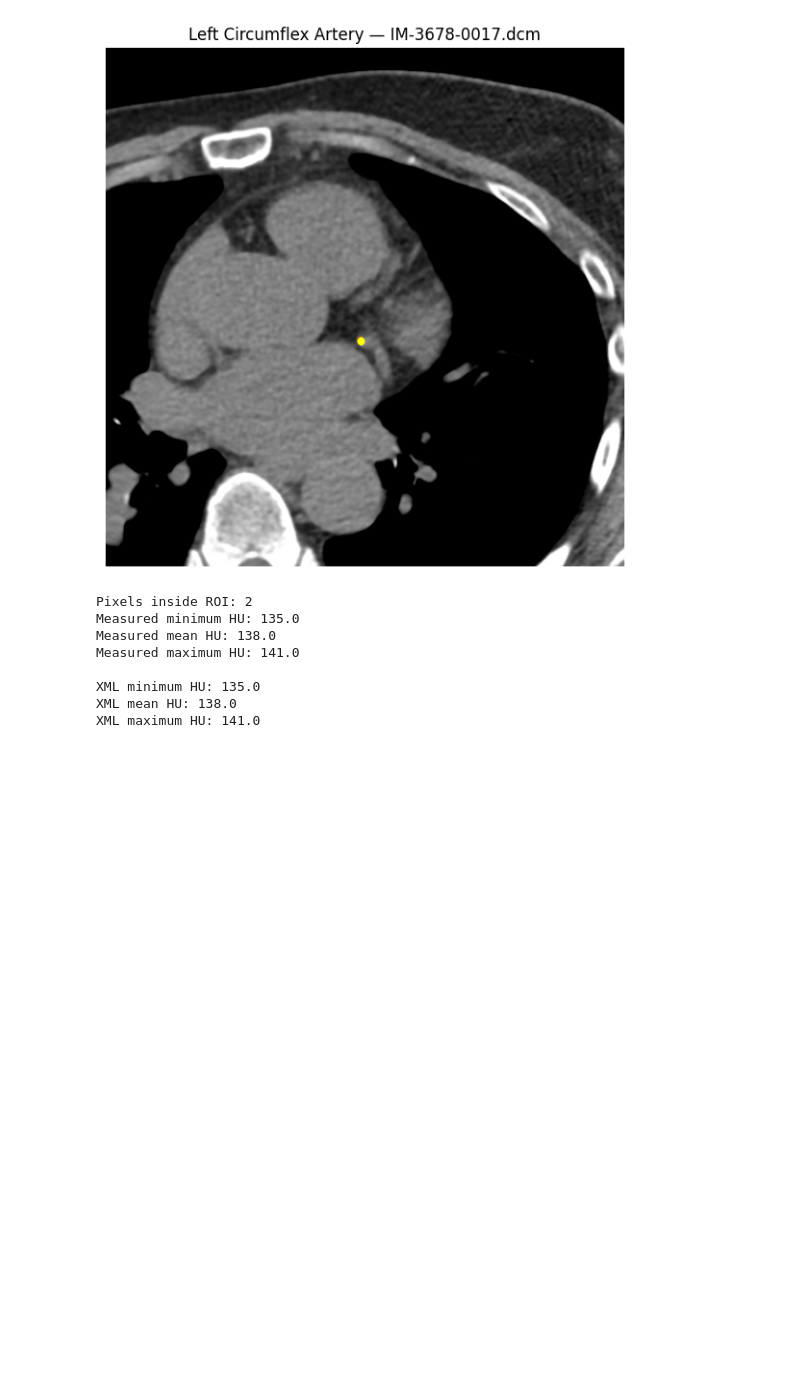
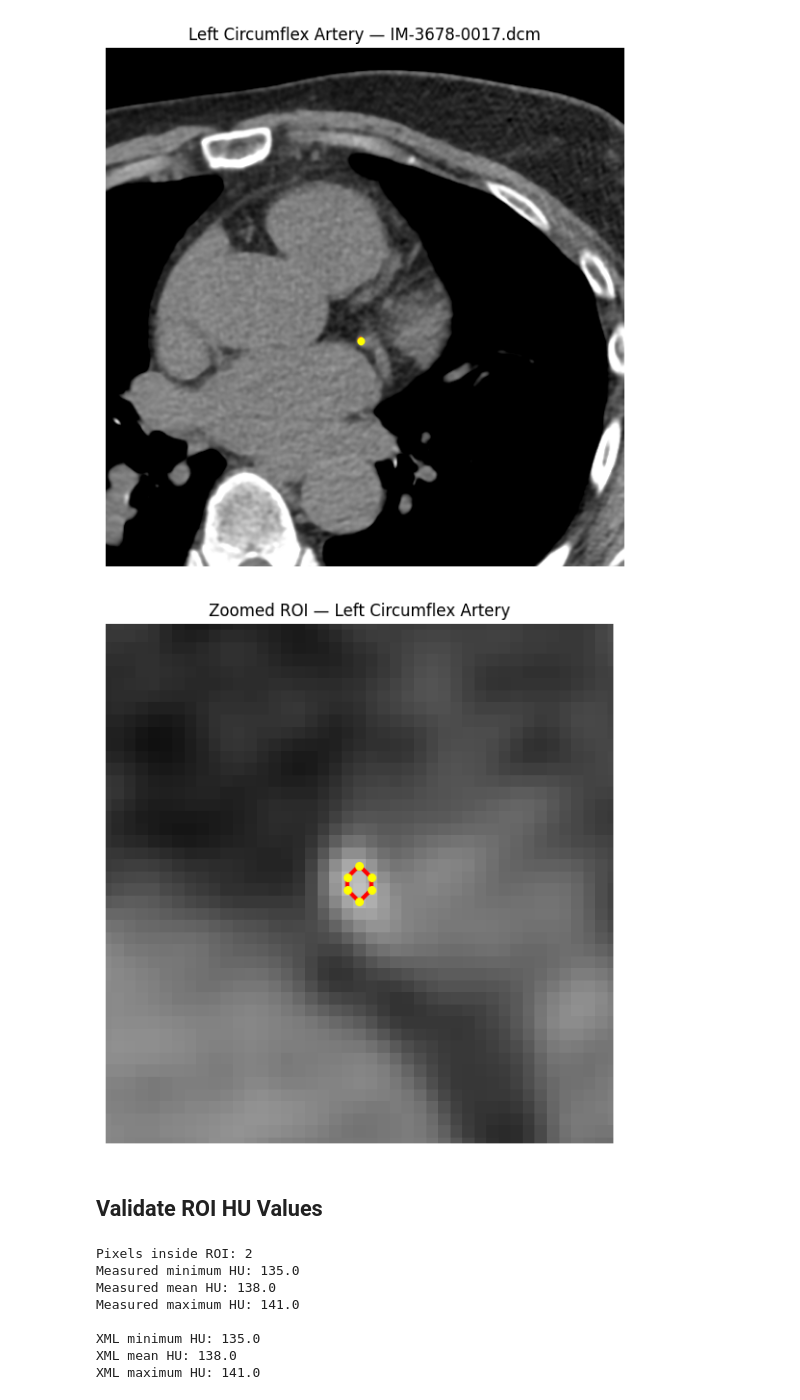
Before and after one commit to Kristina7-7/CCTA-Coronary-Artery-Exploration-, a Jupyter notebook: notebook/week1_coca_dataset_exploration.ipynb, the cells around one changed output. Cells and saved outputs as stored; diff of their text form; code cells hidden in the pictures; blank space fills up the shorter version.

```diff
--- a/notebook/week1_coca_dataset_exploration.ipynb
+++ b/notebook/week1_coca_dataset_exploration.ipynb
@@ -431,13 +316,3 @@ Number of points: 6
 Area: 0.0023365020751953125
 Pixel points:
 ['(250.003922, 288.000000)', '(250.003922, 289.000000)', '(251.000000, 289.996078)', '(251.996078, 289.000000)', '(251.996078, 288.000000)', '(251.000000, 287.003922)']
-# %%
-# Find index 29
-dicom_files = sorted(
-    [f for f in os.listdir(scan_folder)
-     if f.endswith(".dcm") and not f.startswith(".")]
-)
-
-print("Number of DICOM files:", len(dicom_files))
-print("First 5:", dicom_files[:5])
-print("Slice 29 filename:", dicom_files[29])
@@ -704,7 +379,7 @@ pprint(target_entry)
 # %%
-# Get the physical z-position stored in the XML
+# Get the physical z-position stored in the XML annotation
 roi_z = float(
-    target_entry["ROIs"][0]["Point_mm"][0]
+    target_roi["Point_mm"][0]
     .strip("()")
     .split(",")[2]
 )
@@ -728,6 +403,7 @@ for filename in dicom_files:
 
 best_match = min(z_matches, key=lambda item: item["difference"])
 
+print("XML ImageIndex:", target_entry["ImageIndex"])
 print("XML ROI z-position:", roi_z)
 print("Matched filename:", best_match["filename"])
 print("InstanceNumber:", best_match["instance"])
@@ -796,6 +473,50 @@ plt.savefig(
 plt.show()
 # %% [output]
 [figure]
+# %%
+# Zoom in around the small calcium ROI
+x_min = int(np.floor(points[:, 0].min()))
+x_max = int(np.ceil(points[:, 0].max()))
+y_min = int(np.floor(points[:, 1].min()))
+y_max = int(np.ceil(points[:, 1].max()))
+
+padding = 20
+
+x1 = max(0, x_min - padding)
+x2 = min(matched_windowed.shape[1], x_max + padding)
+y1 = max(0, y_min - padding)
+y2 = min(matched_windowed.shape[0], y_max + padding)
+
+fig, ax = plt.subplots(figsize=(7, 7))
+ax.imshow(matched_windowed, cmap="gray")
+
+zoom_polygon = Polygon(
+    points,
+    closed=True,
+    fill=False,
+    edgecolor="red",
+    linewidth=3
+)
+
+ax.add_patch(zoom_polygon)
+ax.scatter(points[:, 0], points[:, 1], c="yellow", s=30)
+
+ax.set_xlim(x1, x2)
+ax.set_ylim(y2, y1)
+ax.set_title(f"Zoomed ROI — {first_real_roi['name']}")
+ax.axis("off")
+
+plt.savefig(
+    os.path.join(figures_path, "roi_zoom.png"),
+    dpi=300,
+    bbox_inches="tight"
+)
+
+plt.show()
+# %% [output]
+[figure, added]
+# %% [markdown]
+## Validate ROI HU Values
 # %%
 from matplotlib.path import Path
 
```
Also changed, not shown: parts of 35 cells of this notebook.
